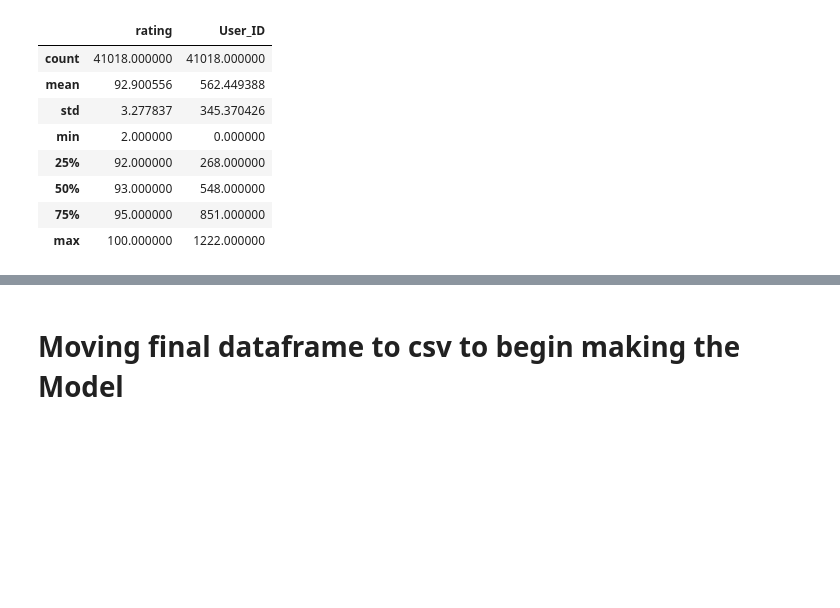
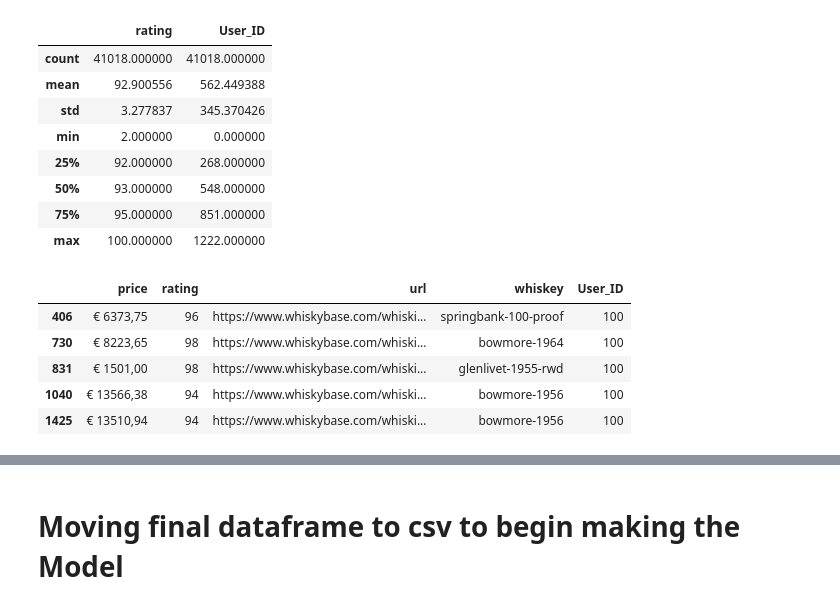
Before and after one commit to AustinKrause/whiskey-recommender, a Jupyter notebook: Consolidating and Cleaning Dataframes .ipynb, the cells around one changed output, grey strips where cells are left out. Cells and saved outputs as stored; diff of their text form; code cells hidden in the pictures; blank space fills up the shorter version.

```diff
--- a/Consolidating and Cleaning Dataframes .ipynb
+++ b/Consolidating and Cleaning Dataframes .ipynb
@@ -167,3 +167,12 @@ df5.describe()
 | 50% | 93.000000 | 548.000000 |
 | 75% | 95.000000 | 851.000000 |
 | max | 100.000000 | 1222.000000 |
+# %%
+df5[df5['User_ID'] == 100].head()
+# %% [output]
+|  | price | rating | url | whiskey | User_ID |
+| 406 | € 6373,75 | 96 | https://www.whiskybase.com/whiski... | springbank-100-proof | 100 |
+| 730 | € 8223,65 | 98 | https://www.whiskybase.com/whiski... | bowmore-1964 | 100 |
+| 831 | € 1501,00 | 98 | https://www.whiskybase.com/whiski... | glenlivet-1955-rwd | 100 |
+| 1040 | € 13566,38 | 94 | https://www.whiskybase.com/whiski... | bowmore-1956 | 100 |
+| 1425 | € 13510,94 | 94 | https://www.whiskybase.com/whiski... | bowmore-1956 | 100 |
```
Also changed, not shown: parts of 11 cells of this notebook, 1 other file.
